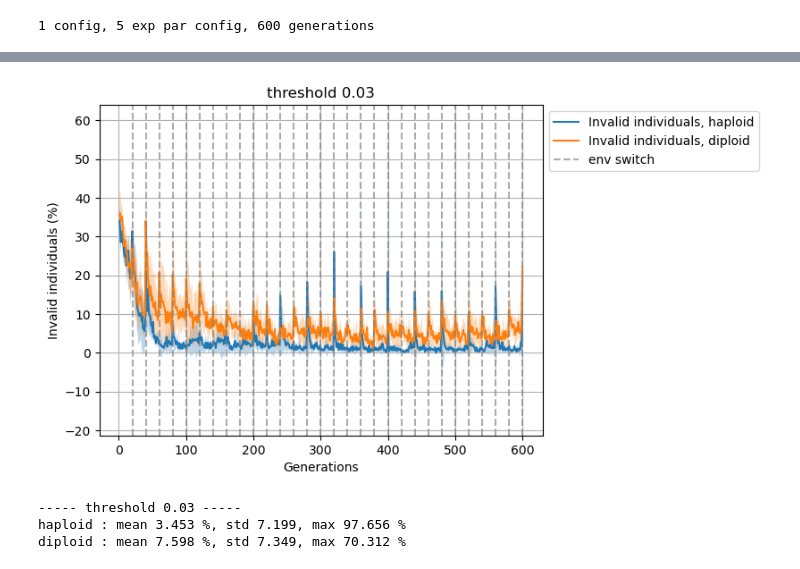
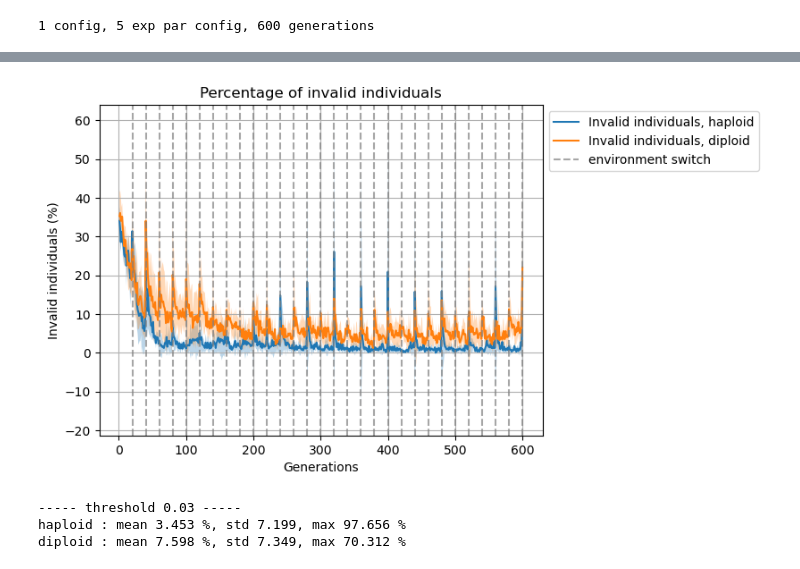
Before and after one commit to matteovacher/sgr-ecs-matteo, a Jupyter notebook: results_analysis/analysis9.ipynb, the cells around one changed output, grey strips where cells are left out. Saved outputs shown, nothing was run; the diff lists cells and outputs as text; code cells hidden in the pictures.

```diff
--- a/results_analysis/analysis9.ipynb
+++ b/results_analysis/analysis9.ipynb
@@ -14,7 +14,7 @@ local_dir = os.path.dirname(os.path.dirname(file))
 sys.path.append(local_dir)
 
 
-def add_env_switch_lines(config, generations, label='env switch'):
+def add_env_switch_lines(config, generations, label='environment switch'):
     """Trace une ligne verticale a chaque generation de changement d'env.
     Ne fait rien si 'switch' n'est pas dans le config (safe pour les expes a env fixe)."""
     if 'switch' not in config:
@@ -22,7 +22,7 @@ def add_env_switch_lines(config, generations, label='env switch'):
     switch = config['switch']
     max_gen = int(np.max(generations))
     for j, g in enumerate(range(switch, max_gen + 1, switch)):
-        plt.axvline(x=g, color='grey', linestyle='--', alpha=0.65,
+        plt.axvline(x=g, color='grey', linestyle='--', alpha=0.7,
                     label=label if j == 0 else None)
 
 def load_dominance_csv(path, id_exp, type_genome) :
@@ -248,27 +248,27 @@ for k in range(haploid_data_config['number_of_config']) :
 # %%
 for i in range(haploid_data_config['number_of_config']) :
     threshold = haploid_data_config['threshold_weight'] + i * haploid_data_config['threshold_var']
 
     mean_haploid = np.mean(general_invalid_haploid[i], axis = 0)
     mean_diploid = np.mean(general_invalid_diploid[i], axis = 0)
     std_haploid = np.std(general_invalid_haploid[i], axis = 0)
     std_diploid = np.std(general_invalid_diploid[i], axis = 0)
 
     plt.figure()
-    plt.title('threshold {:.2f}'.format(threshold))
+    plt.title('Percentage of invalid individuals')
 
     plt.plot(generations, mean_haploid, label = 'Invalid individuals, haploid')
     plt.fill_between(generations, mean_haploid - std_haploid, mean_haploid + std_haploid, alpha = 0.3)
     plt.plot(generations, mean_diploid, label = 'Invalid individuals, diploid')
     plt.fill_between(generations, mean_diploid - std_diploid, mean_diploid + std_diploid, alpha = 0.3)
     plt.xlabel('Generations')
     plt.ylabel('Invalid individuals (%)')
     plt.grid(True, which = 'both')
     add_env_switch_lines(haploid_data_config, generations)
     plt.legend(bbox_to_anchor=(1,1), loc = 'upper left')
     plt.show()
 # %% [output]
-[figure, old version]
+[figure, new version]
 # %%
 for i in range(haploid_data_config['number_of_config']) :
     threshold = haploid_data_config['threshold_weight'] + i * haploid_data_config['threshold_var']
```
Also changed, not shown: parts of 3 cells of this notebook, 6 other files.
